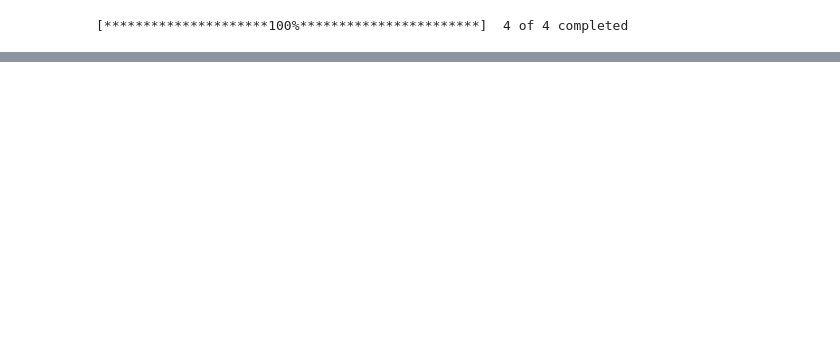
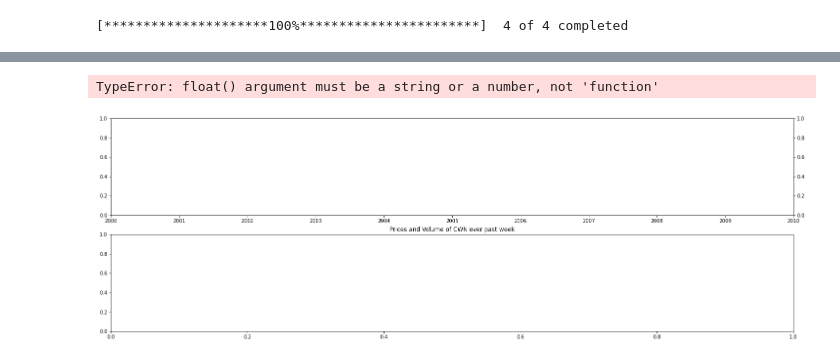
Before and after one commit to LaachH/dream_team, a Jupyter notebook: group3shares.ipynb, the cells around one changed output, grey strips where cells are left out. Drawn from its saved outputs; the diff is of its cells as text; code cells hidden in the pictures; blank space fills up the shorter version.

```diff
--- a/group3shares.ipynb
+++ b/group3shares.ipynb
@@ -118,0 +149,25 @@ create_bar_chart(datavol_df["CWN.AX"],"Trading volumes - Crown for past week","H
+# %%
+
+tidx = pd.date_range(start = '2022-04-04', end='2022-04-08', periods=5)
+data_df = pd.DataFrame(pd.date_range, columns=['Close','Volume'], index=tidx)
+fig, (ax1, ax2) = plt.subplots(2, 1, figsize=(25,8))
+plt.title('Prices and Volume of CWN over past week')
+
+ax1b = ax1.twinx()
+plot1a, = ax1.plot(data_df.index, data_df.Close)
+plot1b, = ax1b.plot(data-df.index, data_df.Volume, color='r')
+
+ax2.set_xlabel('Date')
+ax1.set_ylabel('Volume')
+ax1b.set_ylabel('Closing Price')
+
+plt.legend([plot1a, plot1b], data_df.columns)
+
+# defining display layout
+plt.tight_layout()
+
+# show plot
+plt.show()
+# %% [output]
+TypeError: float() argument must be a string or a number, not 'function'
+[figure, added]
```
Also changed, not shown: parts of 34 cells of this notebook.
